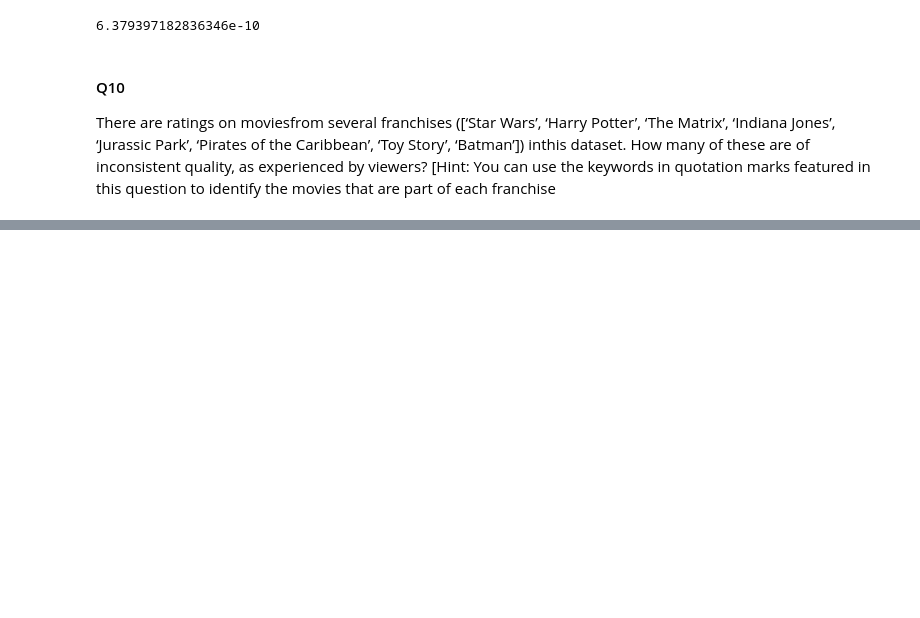
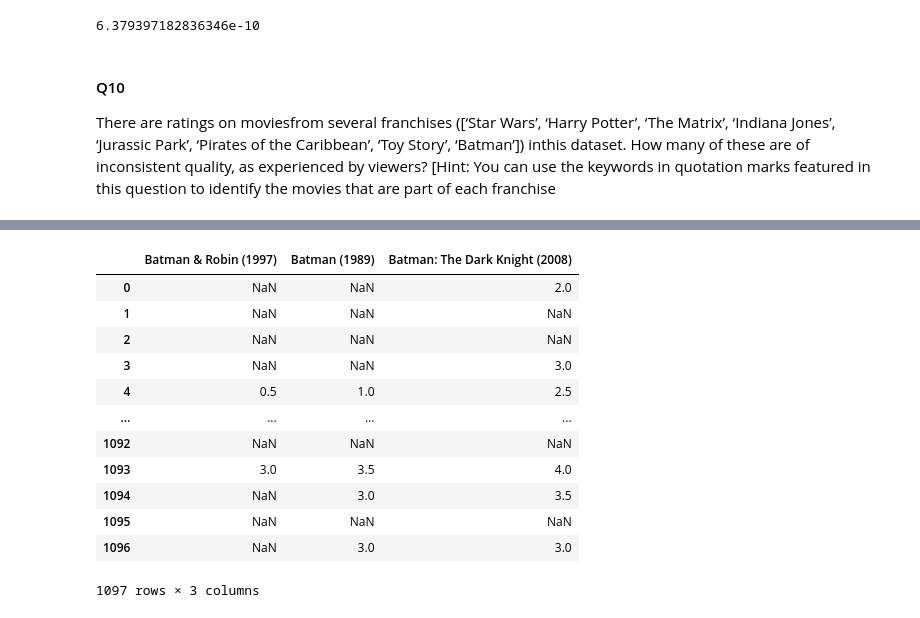
Before and after one commit to jinjinran2001/movie_analysis, a Jupyter notebook: main.ipynb, the cells around one changed output, grey strips where cells are left out. Cells and saved outputs as stored; diff of their text form; code cells hidden in the pictures; blank space fills up the shorter version.

```diff
--- a/main.ipynb
+++ b/main.ipynb
@@ -319,0 +321,16 @@ franchise_films['Star Wars']
+# %%
+franchise_films['Batman']
+# %% [output]
+|  | Batman & Robin (1997) | Batman (1989) | Batman: The Dark Knight (2008) |
+| 0 | NaN | NaN | 2.0 |
+| 1 | NaN | NaN | NaN |
+| 2 | NaN | NaN | NaN |
+| 3 | NaN | NaN | 3.0 |
+| 4 | 0.5 | 1.0 | 2.5 |
+| ... | ... | ... | ... |
+| 1092 | NaN | NaN | NaN |
+| 1093 | 3.0 | 3.5 | 4.0 |
+| 1094 | NaN | 3.0 | 3.5 |
+| 1095 | NaN | NaN | NaN |
+| 1096 | NaN | 3.0 | 3.0 |
+1097 rows × 3 columns
```
Also changed, not shown: parts of 10 cells of this notebook.
